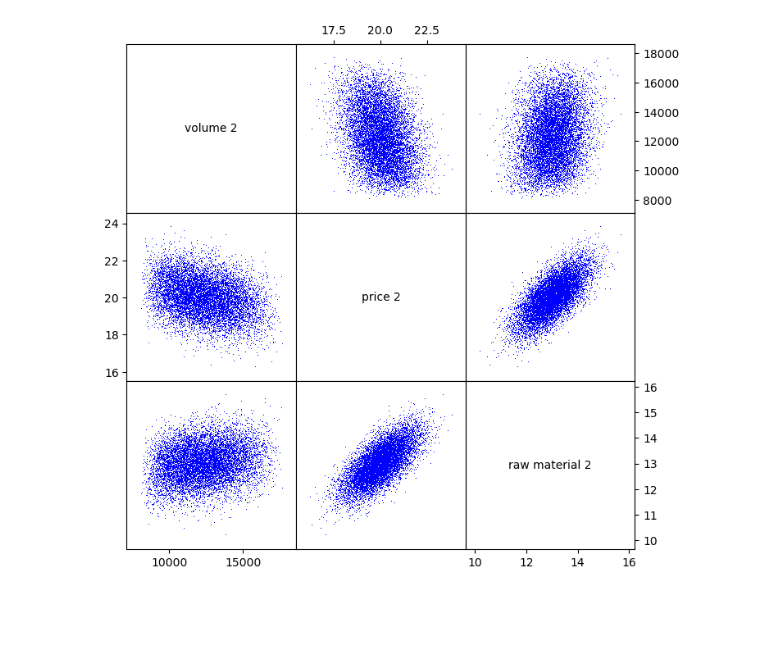
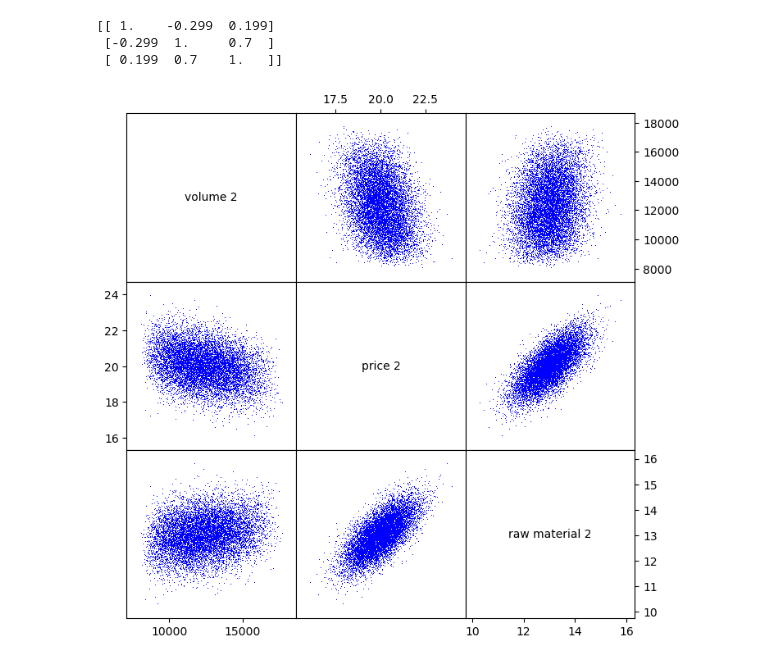
Before and after one commit to SarahCMartin/WSP_PSI, a Jupyter notebook: Correlation_test.ipynb, the cells around one changed output. Cells and saved outputs as stored; diff of their text form; code cells hidden in the pictures; blank space fills up the shorter version.

```diff
--- a/Correlation_test.ipynb
+++ b/Correlation_test.ipynb
@@ -147,14 +158,17 @@ correlate([v2, p2, m2], c_target)
 # %%
 c2 = correlation_matrix([v2, p2, m2])
-c2
+print(c2)
 
 # deviations from targeted correlations
 c2 - c_target
 
 # plot the new correlation matrix of the input variables
 corrplot2 = plotcorr([v2, p2, m2], labels=["volume 2", "price 2", "raw material 2"])
 # %% [output]
+[[ 1.    -0.299  0.199]
+ [-0.299  1.     0.7  ]
+ [ 0.199  0.7    1.   ]]
-[figure, old version]
+[figure, new version]
 # %%
 # output variables:
 # we rename the output variables to use consistent variable names in simu1 and simu2
```
Also changed, not shown: parts of 7 cells of this notebook, 6 other files.
